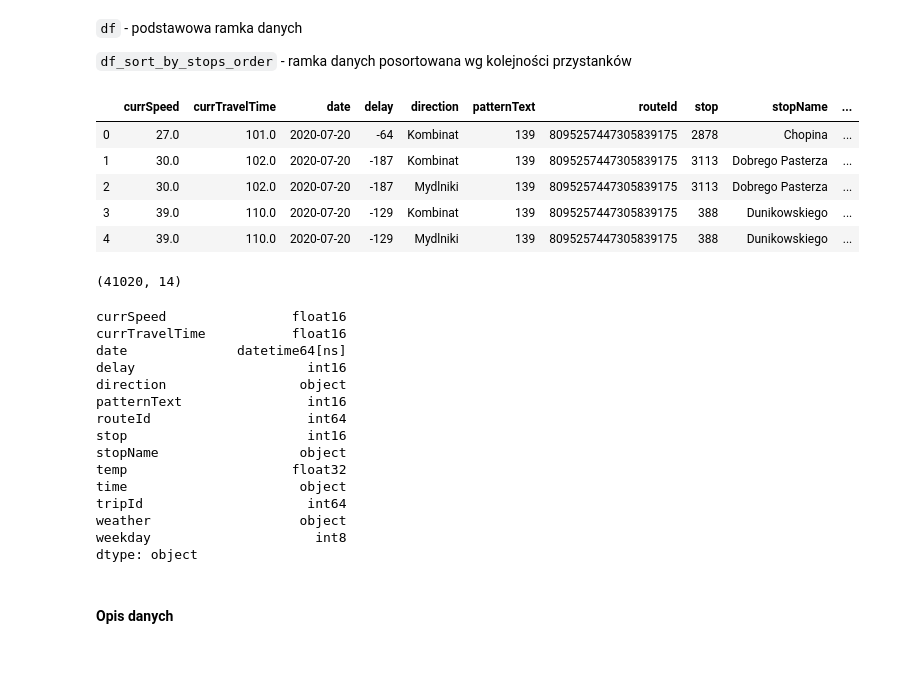
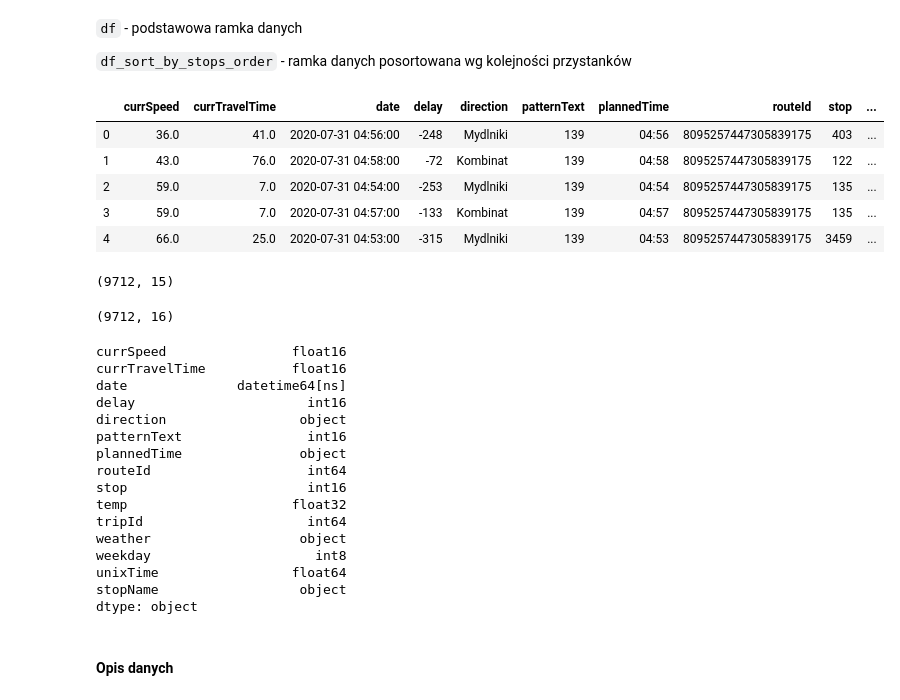
Before and after one commit to Valaraucoo/ids-data-analysis, a Jupyter notebook: ids-data-analysis.ipynb, the cells around one changed output. Drawn from its saved outputs; the diff is of its cells as text; code cells hidden in the pictures; blank space fills up the shorter version.

```diff
--- a/ids-data-analysis.ipynb
+++ b/ids-data-analysis.ipynb
@@ -96,6 +98,14 @@ def histograms(df: pd.DataFrame, columns: List[str], height: int = 12, width: in
     else:
         for i, column in enumerate(columns):
             sns.distplot(df[column], kde=kde, hist=hist, color=color, ax=axes[i], label=column)
+
+
+def remove_related(df: pd.DataFrame) -> pd.DataFrame:
+    return df.drop_duplicates(['plannedTime', 'date', 'stop', 'direction'])
+
+
+def records_in_time(df: pd.DataFrame, time_from: str, time_to: str) -> pd.DataFrame:
+    return df[(df['plannedTime']>pd.to_datetime(time_from).time()) & (df['plannedTime']<pd.to_datetime(time_to).time())]
 # %% [markdown]
 ### Wczytanie danych
 # %% [markdown]
@@ -103,59 +113,65 @@ def histograms(df: pd.DataFrame, columns: List[str], height: int = 12, width: in
 
 `df_sort_by_stops_order` - ramka danych posortowana wg kolejności przystanków
 # %%
-data_raw = pd.read_json("/Users/kamil/Desktop/ids-store-export.json")["bus-datav2-139"]
-data_without_nans: List[Dict] = []
-
+data_raw = pd.read_json("/Users/kamil/Desktop/ids-store-export.json")["bus-dataV3-139"]
+data_without_nans = []
 for record in data_raw:
     if type(record) == dict:
         data_without_nans.append(record)
 
 df = pd.DataFrame(data=data_without_nans)
-
-df["date"] = pd.to_datetime(df["date"])
-df["time"] = pd.to_datetime(df["time"]).dt.time
-
-currTravelTime: List[float] = []
+df["date"] = pd.to_datetime(df["date"] + '-' + df['plannedTime'])
+# df = df.drop('plannedTime', axis = 1)
+unixTimes = [time.mktime(date.timetuple()) for date in df['date']]
+df['unixTime'] = unixTimes
+currTravelTime = []
 for record in df["currTravelTime"]:
     try:
         if record[-1] == "'":
             record = record[:-1]
     except Exception as e:
         pass
     currTravelTime.append(float(record))
 df["currTravelTime"] = pd.Series(currTravelTime)
 
 df = df.astype({"currSpeed": "float16", "currTravelTime": "float16" , "delay": "int16" ,
                 "routeId": "int64", "stop": "int16", "temp": "float32", "tripId": "int64",
                 "weekday": "int8", "patternText": "int16"})
 
 BASE_ROUTE_URL = "http://91.223.13.70/internetservice/services/routeInfo/routeStops?routeId="
 ROUTE_ID_139 = "8095257447305839175"
 
 data = requests.get("http://91.223.13.70/internetservice/services/routeInfo/routeStops?routeId=8095257447305839175").json()
 STOPS_MAP: Dict[int,str] = {int(stop.get('number')):stop.get('name') for stop in data['stops']}
 STOPS_ORDER: Dict[str, int] = {stopName:i for i,stopName in enumerate(get_stops(139))}
 
 df['stopName'] = [ STOPS_MAP.get(stop) for stop in df.stop ]
 df = df[sorted(df.columns)]
 
 df["stopOrder"] = df.stopName.apply(lambda stop: STOPS_ORDER.get(stop, 9999))
 df_sort_by_stops_order = df.sort_values("stopOrder")
 
 df.drop(columns=["stopOrder"], inplace=True)
 
+df = remove_related(df)
+df_sort_by_stops_order = remove_related(df_sort_by_stops_order)
+
 df.head()
 # %% [output]
-|  | currSpeed | currTravelTime | date | delay | direction | patternText | routeId | stop | stopName | ... |
-| 0 | 27.0 | 101.0 | 2020-07-20 | -64 | Kombinat | 139 | 8095257447305839175 | 2878 | Chopina | ... |
-| 1 | 30.0 | 102.0 | 2020-07-20 | -187 | Kombinat | 139 | 8095257447305839175 | 3113 | Dobrego Pasterza | ... |
-| 2 | 30.0 | 102.0 | 2020-07-20 | -187 | Mydlniki | 139 | 8095257447305839175 | 3113 | Dobrego Pasterza | ... |
-| 3 | 39.0 | 110.0 | 2020-07-20 | -129 | Kombinat | 139 | 8095257447305839175 | 388 | Dunikowskiego | ... |
-| 4 | 39.0 | 110.0 | 2020-07-20 | -129 | Mydlniki | 139 | 8095257447305839175 | 388 | Dunikowskiego | ... |
+|  | currSpeed | currTravelTime | date | delay | direction | patternText | plannedTime | routeId | stop | ... |
+| 0 | 36.0 | 41.0 | 2020-07-31 04:56:00 | -248 | Mydlniki | 139 | 04:56 | 8095257447305839175 | 403 | ... |
+| 1 | 43.0 | 76.0 | 2020-07-31 04:58:00 | -72 | Kombinat | 139 | 04:58 | 8095257447305839175 | 122 | ... |
+| 2 | 59.0 | 7.0 | 2020-07-31 04:54:00 | -253 | Mydlniki | 139 | 04:54 | 8095257447305839175 | 135 | ... |
+| 3 | 59.0 | 7.0 | 2020-07-31 04:57:00 | -133 | Kombinat | 139 | 04:57 | 8095257447305839175 | 135 | ... |
+| 4 | 66.0 | 25.0 | 2020-07-31 04:53:00 | -315 | Mydlniki | 139 | 04:53 | 8095257447305839175 | 3459 | ... |
 # %%
 df.shape
 # %% [output]
-(41020, 14)
+(9712, 15)
+# %%
+df_sort_by_stops_order.shape
+# %% [output]
+(9712, 16)
 # %%
 df.dtypes
 # %% [output]
@@ -165,14 +181,15 @@ date              datetime64[ns]
 delay                      int16
 direction                 object
 patternText                int16
+plannedTime               object
 routeId                    int64
 stop                       int16
-stopName                  object
 temp                     float32
-time                      object
 tripId                     int64
 weather                   object
 weekday                     int8
+unixTime                 float64
+stopName                  object
 dtype: object
 # %% [markdown]
 #### Opis danych
```
Also changed, not shown: parts of 14 cells of this notebook.
